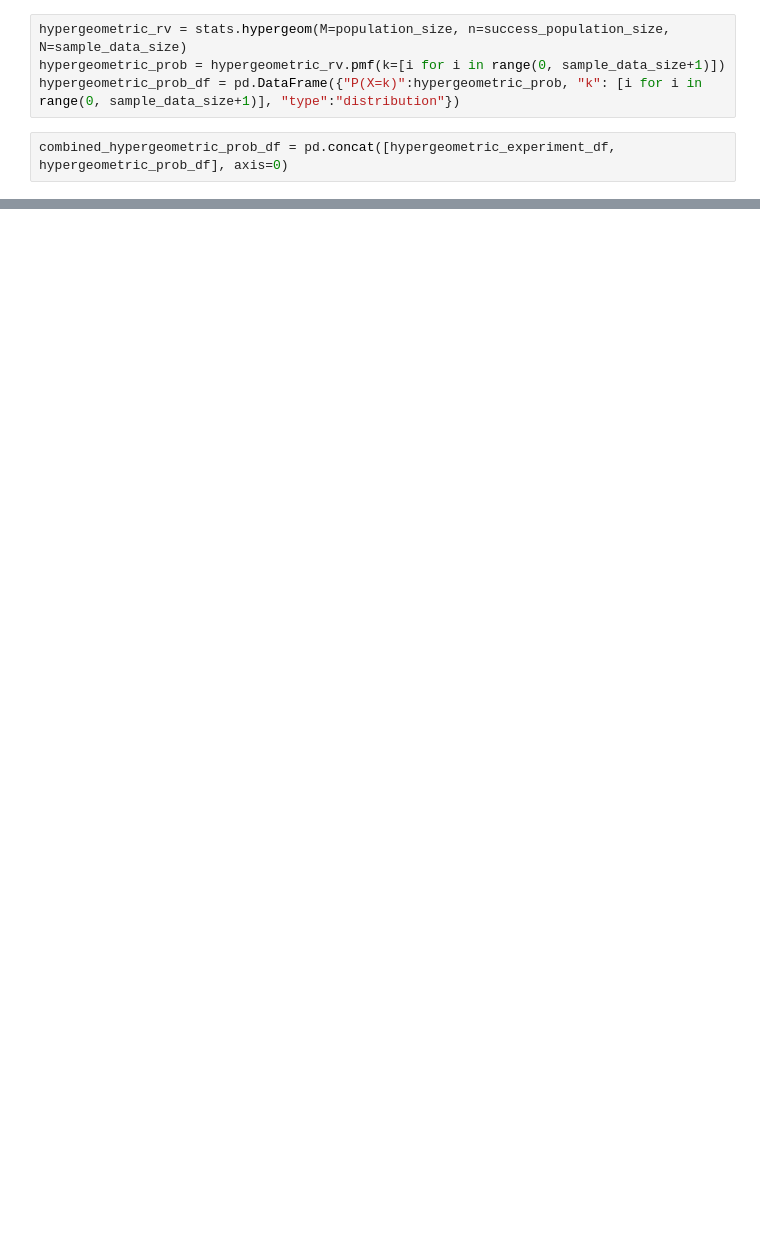
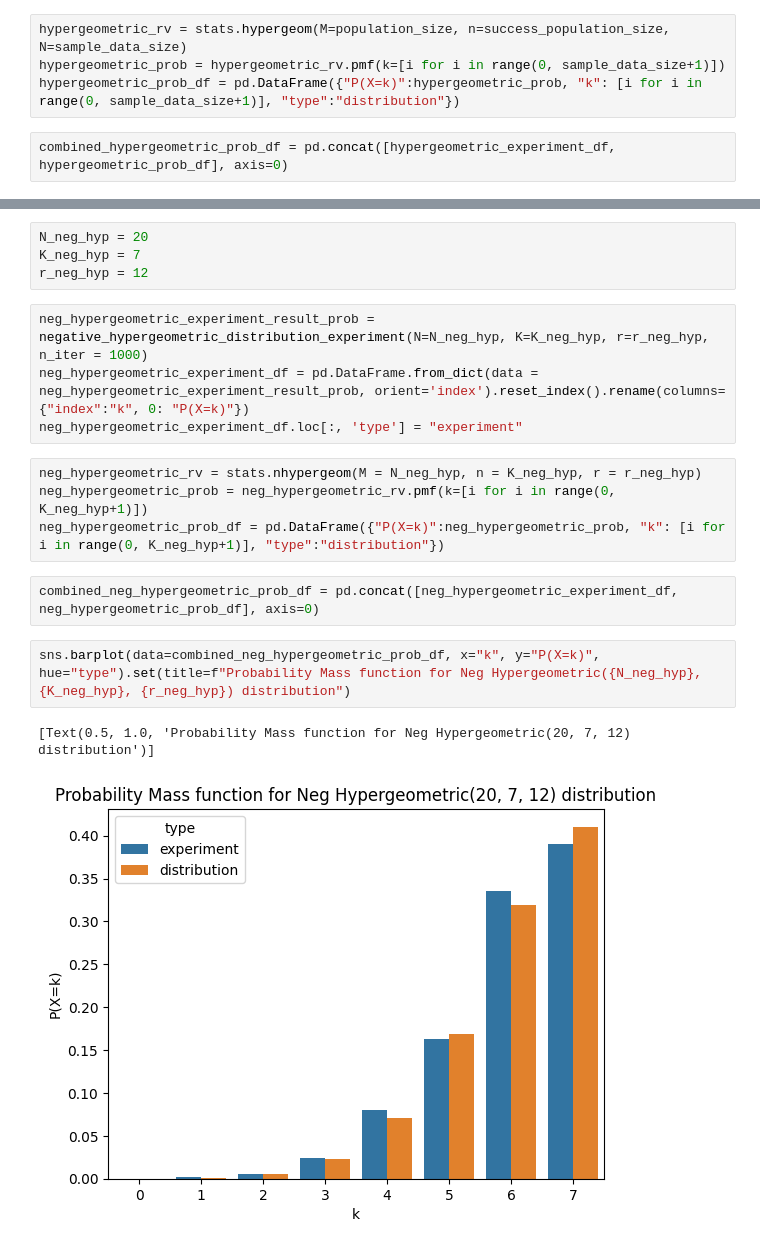
Before and after one commit to hardiksahi/MachineLearning, a Jupyter notebook: courses/harvard_stat110/Lecture_8.ipynb, the cells around one changed output, grey strips where cells are left out. Drawn from its saved outputs; the diff is of its cells as text; blank space fills up the shorter version.

```diff
--- a/Lecture_8.ipynb
+++ b/courses/harvard_stat110/Lecture_8.ipynb
@@ -340,0 +510,19 @@ sns.barplot(data=combined_hypergeometric_prob_df, x="k", y="P(X=k)", hue="type")
+# %%
+N_neg_hyp = 20
+K_neg_hyp = 7
+r_neg_hyp = 12
+# %%
+neg_hypergeometric_experiment_result_prob = negative_hypergeometric_distribution_experiment(N=N_neg_hyp, K=K_neg_hyp, r=r_neg_hyp, n_iter = 1000)
+neg_hypergeometric_experiment_df = pd.DataFrame.from_dict(data = neg_hypergeometric_experiment_result_prob, orient='index').reset_index().rename(columns={"index":"k", 0: "P(X=k)"})
+neg_hypergeometric_experiment_df.loc[:, 'type'] = "experiment"
+# %%
+neg_hypergeometric_rv = stats.nhypergeom(M = N_neg_hyp, n = K_neg_hyp, r = r_neg_hyp)
+neg_hypergeometric_prob = neg_hypergeometric_rv.pmf(k=[i for i in range(0, K_neg_hyp+1)])
+neg_hypergeometric_prob_df = pd.DataFrame({"P(X=k)":neg_hypergeometric_prob, "k": [i for i in range(0, K_neg_hyp+1)], "type":"distribution"})
+# %%
+combined_neg_hypergeometric_prob_df = pd.concat([neg_hypergeometric_experiment_df, neg_hypergeometric_prob_df], axis=0)
+# %%
+sns.barplot(data=combined_neg_hypergeometric_prob_df, x="k", y="P(X=k)", hue="type").set(title=f"Probability Mass function for Neg Hypergeometric({N_neg_hyp}, {K_neg_hyp}, {r_neg_hyp}) distribution")
+# %% [output]
+[Text(0.5, 1.0, 'Probability Mass function for Neg Hypergeometric(20, 7, 12) distribution')]
+[figure, added]
```
Also changed, not shown: parts of 37 cells of this notebook, 5 other files.
